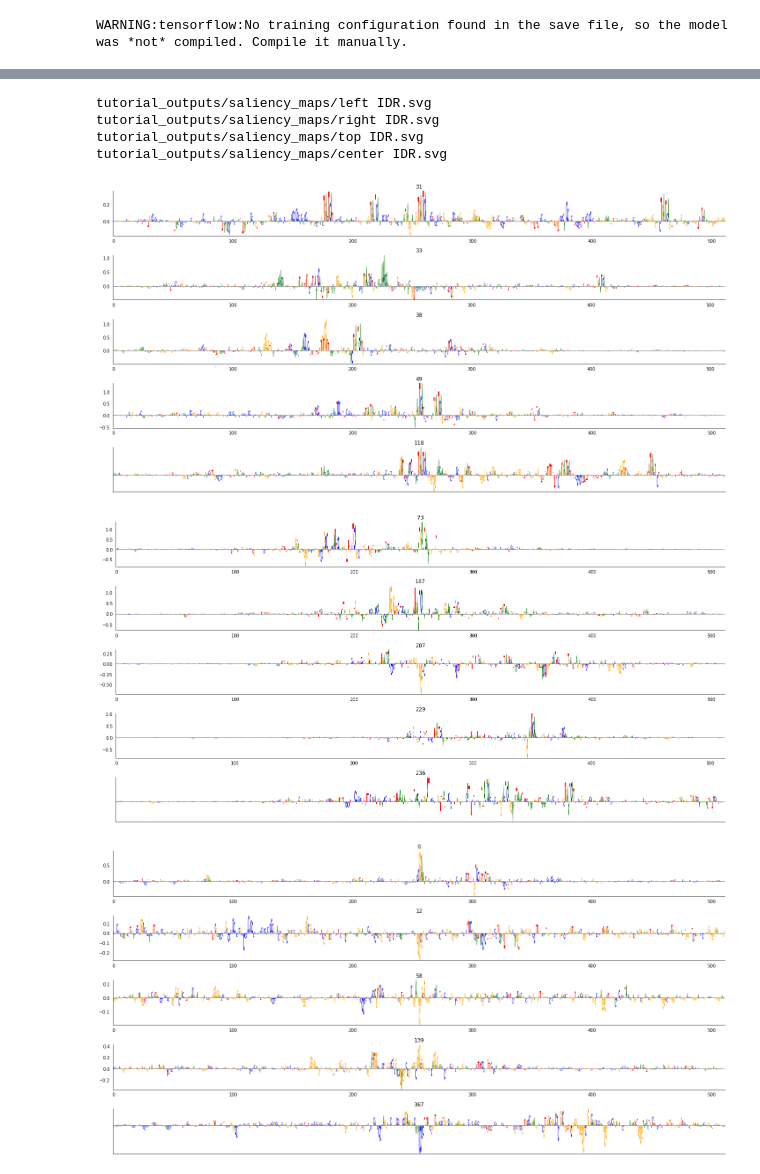
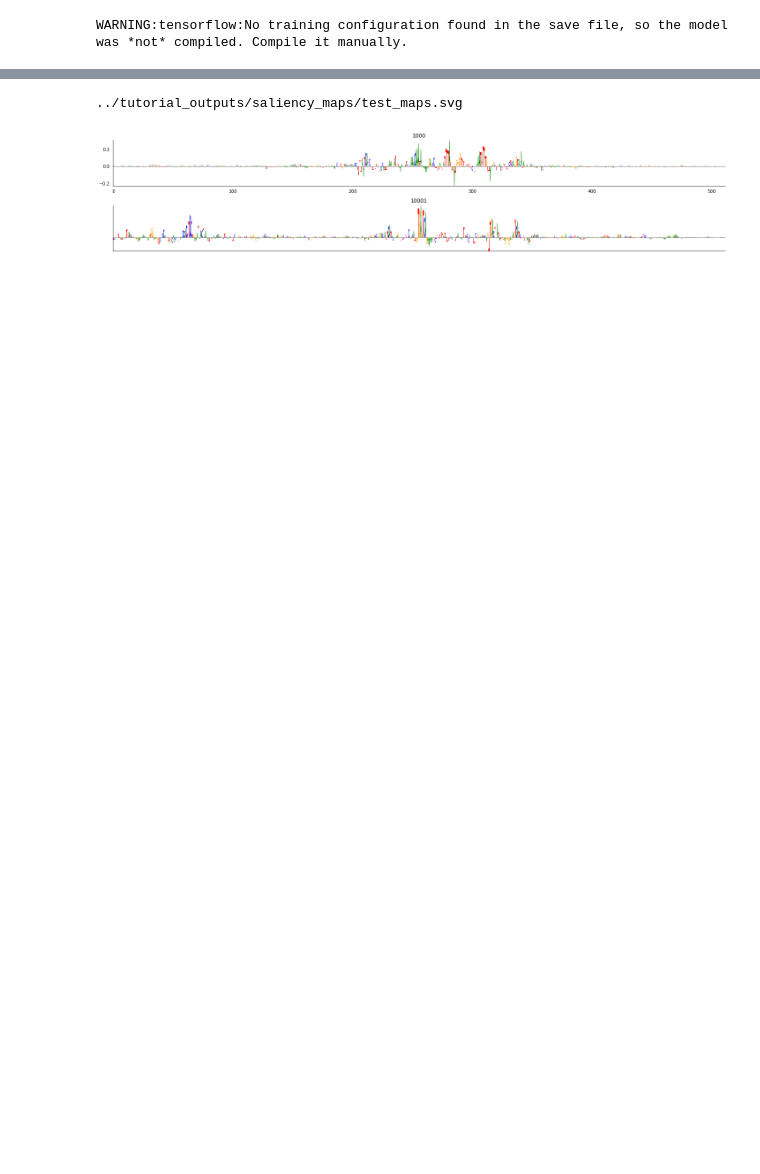
Before and after one commit to shtoneyan/gopher, a Jupyter notebook: tutorials/umap_and_saliency.ipynb, the cells around one changed output, grey strips where cells are left out. Cells and saved outputs as stored; diff of their text form; code cells hidden in the pictures; blank space fills up the shorter version.

Commit message:
update paths

```diff
--- a/tutorials/umap_and_saliency.ipynb
+++ b/tutorials/umap_and_saliency.ipynb
@@ -16,5 +16,5 @@ import saliency_embed
 The autoreload extension is already loaded. To reload it, use:
   %reload_ext autoreload
 # %%
-testset, targets = evaluate.collect_whole_testset('../data/15_ATAC_chr8/', coords=True)
+testset, targets = evaluate.collect_whole_testset('../../datasets/quantitative_data/testset/', coords=True)
 np_C, np_X, np_Y = utils.convert_tfr_to_np(testset)
@@ -21,7 +25,6 @@ np_C, np_X, np_Y = utils.convert_tfr_to_np(testset)
 # %%
 # load and get model layer
-run_path = glob.glob('../../wandb/*/run-20211023_095131-w6okxt01')[0]
-
+run_path = glob.glob('../../trained_models/**/run-20211023_095131-w6okxt01', recursive=True)[0]
 layer = -3
 model, bin_size = utils.read_model(run_path, compile_model=False)
 aux_model = tf.keras.Model(inputs=model.inputs, outputs=model.layers[layer].output)
@@ -127,21 +71,16 @@ plt.tight_layout()
 # %%
-saliency_cell_line_dir = utils.make_dir('tutorial_outputs/saliency_maps')
-sets_of_ids = {k:np.argwhere(v).flatten()[:5] for k, v  in conditions.items()}
+saliency_cell_line_dir = utils.make_dir('../tutorial_outputs/saliency_maps')
+sets_of_ids = {'test_maps':[1000, 10001]}
 
 for label,selected_sample_ids in sets_of_ids.items():
     output_path = os.path.join(saliency_cell_line_dir, label+'.svg')
     print(output_path)
     explainer = saliency_embed.Explainer(model, class_index=cell_line)
     X_sample = thresholded_X[selected_sample_ids]
     saliency_scores = explainer.saliency_maps(X_sample)
     saliency_embed.plot_saliency_logos_oneplot(saliency_scores, X_sample, window=256,
                                     titles = selected_sample_ids,
                                     filename=output_path)
 # %% [output]
-tutorial_outputs/saliency_maps/left IDR.svg
-tutorial_outputs/saliency_maps/right IDR.svg
-tutorial_outputs/saliency_maps/top IDR.svg
-tutorial_outputs/saliency_maps/center IDR.svg
+../tutorial_outputs/saliency_maps/test_maps.svg
-[figure, old version]
+[figure, new version]
-[figure, removed]
-[figure, removed]
```
Also changed, not shown: parts of 7 cells of this notebook, 9 other files.
